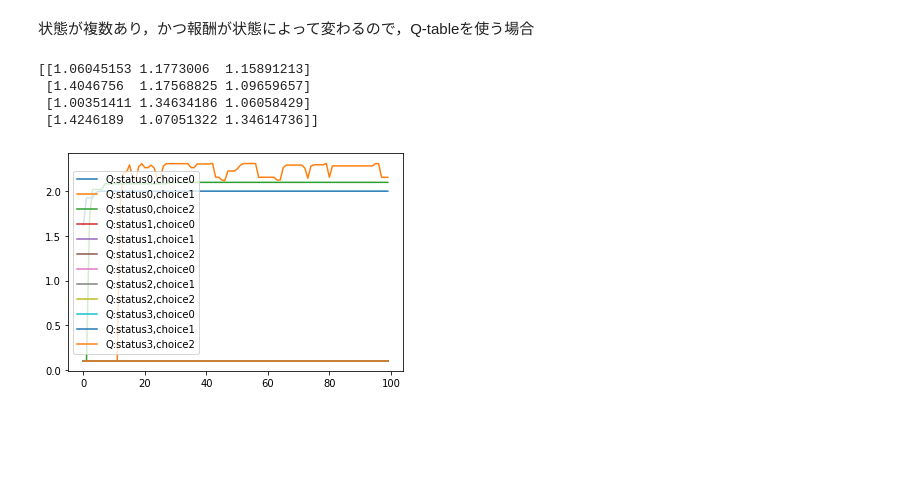
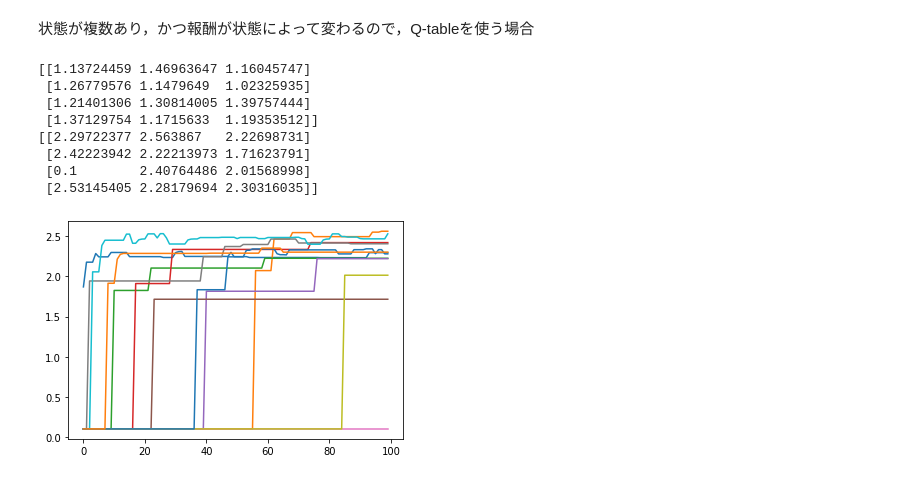
Before and after one commit to daichi-a/PythonDataAnalyzeClassMaterial, a Jupyter notebook: Q_LearningSample.ipynb, the cells around one changed output. Saved outputs shown, nothing was run; the diff lists cells and outputs as text; code cells hidden in the pictures; blank space fills up the shorter version.

```diff
--- a/Q_LearningSample.ipynb
+++ b/Q_LearningSample.ipynb
@@ -113,10 +113,11 @@ for i in range(4):
     for k in range(4):
       s_array[k] = random.random()
     for k in range(4):
-      if k != 3:
-        status_transition_ratio[i][j][k] = 1.0 /  sum(s_array) * s_array[k]
-      else:
-        status_transition_ratio[i][j][k] = 1.0 - (sum(s_array) - s_array[3])
+      status_transition_ratio[i][j][k] = 1.0 / np.sum(s_array) * s_array[k]
+
+# 状態遷移確率テーブルの出力
+#for i in range(4):
+#  print(status_transition_ratio[i])
 
 # 終端状態が存在する場合は，初期状態に戻ることを確率として書いておけば良い
 
@@ -162,36 +163,45 @@ for t in range(0, 100, 1):
     next_status = 3
 
   # 次の状態での報酬の最大値を決定する
   max_next_step_rewards = np.max(rewards[next_status])
   nextQ = Q[current_status][current_choice] + learning_rate * (current_rewards + decay_discount_factor * max_next_step_rewards - Q[current_status][current_choice])
 
   # Q-tableを更新
   Q[current_status][current_choice] = nextQ
 
   # Q値の変遷を記録
   for i in range(4):
     for j in range(3):
       Qpast[t][i][j] = Q[i][j]
 
+  # 現在の状態を置き換え
+  current_status = next_status
+
+#最終的なQ-tablewを出力
+print(Q)
 
 import matplotlib.pyplot as plt
 x_array = np.array([range(0, 100, 1)]).ravel()
 
 for i in range(4):
   for j in range(3):
     # y軸の配列，つまり，その状態とその選択肢のQ値の変遷を取り出す
     Qpast_in_one_array = np.zeros((100), dtype=np.float)
     for t in range(100):
       Qpast_in_one_array[t] = Qpast[t][i][j]
     # 表示用ラベルを作る
     display_label = 'Q:' + 'status' + str(i) + ',choice' + str(j)
     plt.plot(x_array, Qpast_in_one_array, label=display_label)
 
-plt.legend()
+# plt.legend()
 plt.show()
 # %% [output]
-[[1.06045153 1.1773006  1.15891213]
- [1.4046756  1.17568825 1.09659657]
- [1.00351411 1.34634186 1.06058429]
- [1.4246189  1.07051322 1.34614736]]
+[[1.13724459 1.46963647 1.16045747]
+ [1.26779576 1.1479649  1.02325935]
+ [1.21401306 1.30814005 1.39757444]
+ [1.37129754 1.1715633  1.19353512]]
+[[2.29722377 2.563867   2.22698731]
+ [2.42223942 2.22213973 1.71623791]
+ [0.1        2.40764486 2.01568998]
+ [2.53145405 2.28179694 2.30316035]]
-[figure, old version]
+[figure, new version]
```
Also changed, not shown: parts of 1 cell of this notebook.
